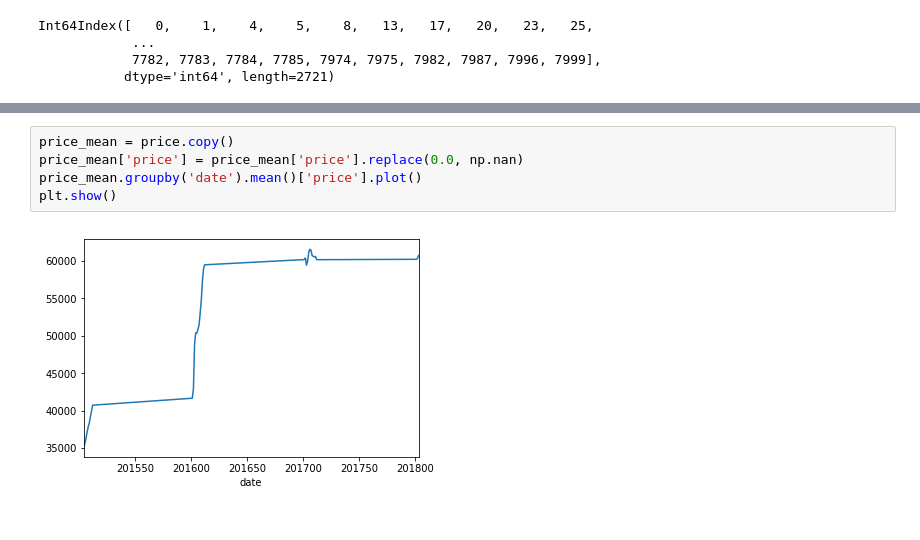
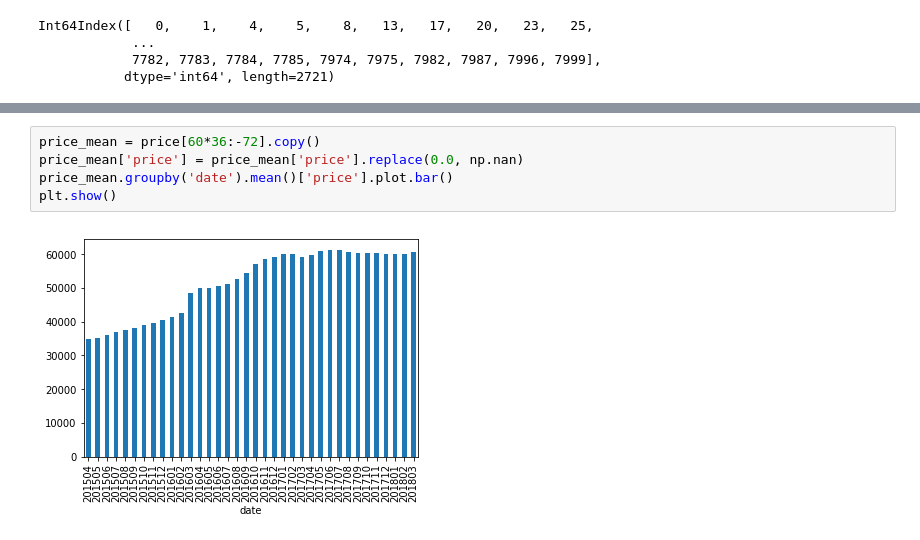
Before and after one commit to Zeronica/DataMJB, a Jupyter notebook: clean_new.ipynb, the cells around one changed output, grey strips where cells are left out. Saved outputs shown, nothing was run; the diff lists cells and outputs as text.

```diff
--- a/clean_new.ipynb
+++ b/clean_new.ipynb
@@ -137,7 +147,7 @@ data_with_price
 # %%
-price_mean = price.copy()
+price_mean = price[60*36:-72].copy()
 price_mean['price'] = price_mean['price'].replace(0.0, np.nan)
-price_mean.groupby('date').mean()['price'].plot()
+price_mean.groupby('date').mean()['price'].plot.bar()
 plt.show()
 # %% [output]
-[figure, old version]
+[figure, new version]
```
Also changed, not shown: parts of 14 cells of this notebook, 1 other file.
